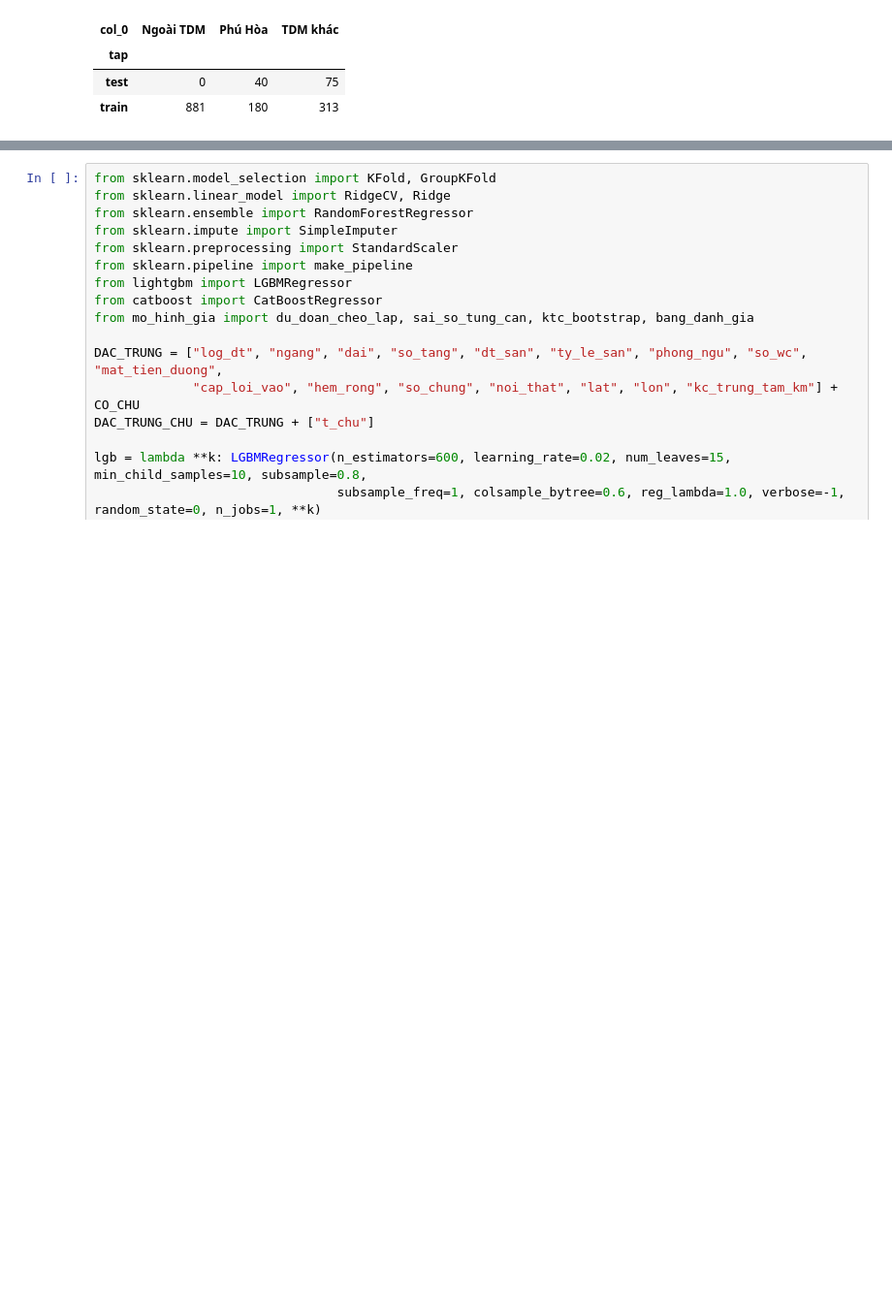
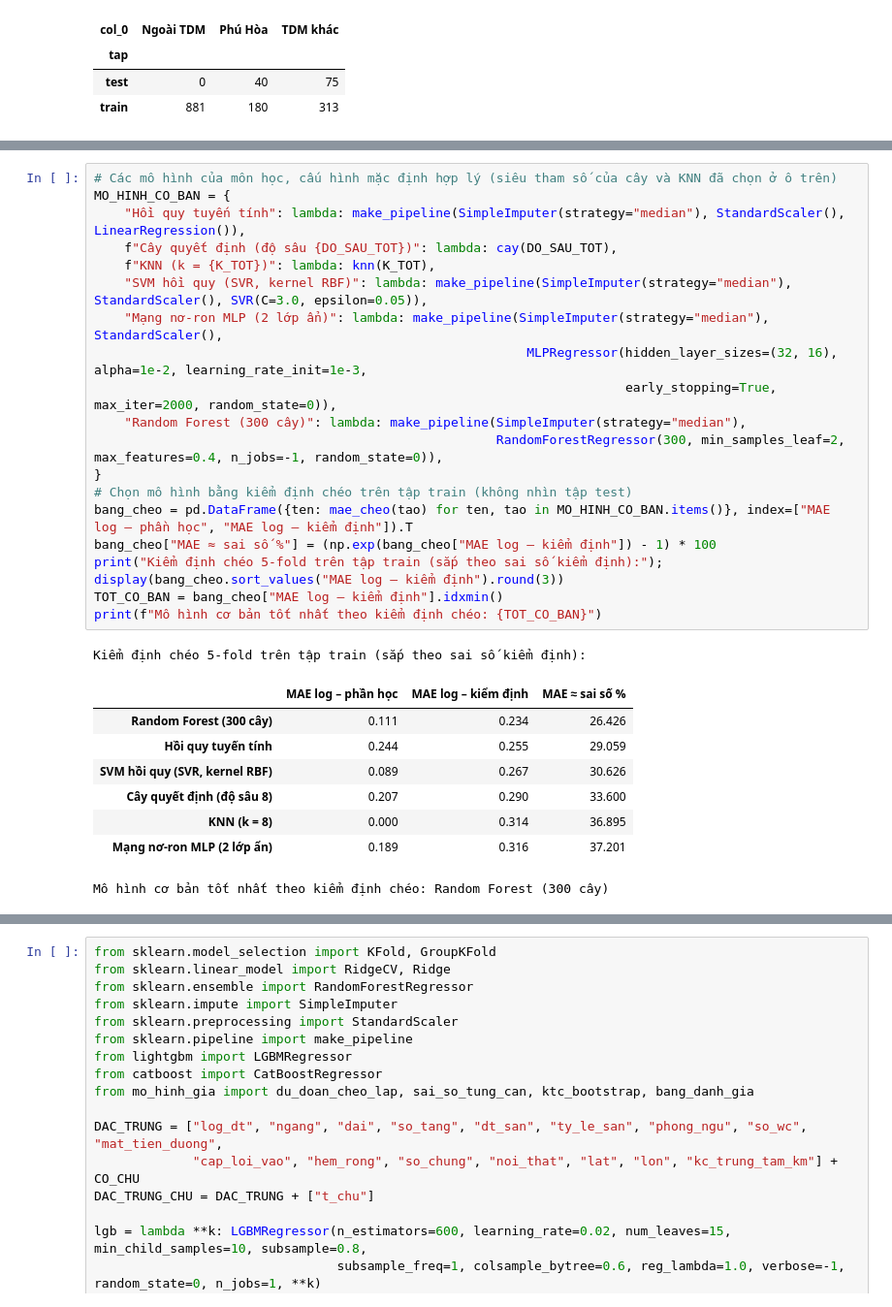
Before and after one commit to 2324801030095-cloud/Project_Du-doan-gia-nha, a Jupyter notebook: notebooks/2324801030095.ipynb, the cells around one changed output, grey strips where cells are left out. Shown at 97% size. Cells and saved outputs as stored; diff of their text form; blank space fills up the shorter version.

```diff
--- a/notebooks/2324801030095.ipynb
+++ b/notebooks/2324801030095.ipynb
@@ -558 +618,30 @@ print(f"Độ sâu tốt nhất theo tập kiểm định: {DO_SAU_TOT}")
+# %%
+# Các mô hình của môn học, cấu hình mặc định hợp lý (siêu tham số của cây và KNN đã chọn ở ô trên)
+MO_HINH_CO_BAN = {
+    "Hồi quy tuyến tính": lambda: make_pipeline(SimpleImputer(strategy="median"), StandardScaler(), LinearRegression()),
+    f"Cây quyết định (độ sâu {DO_SAU_TOT})": lambda: cay(DO_SAU_TOT),
+    f"KNN (k = {K_TOT})": lambda: knn(K_TOT),
+    "SVM hồi quy (SVR, kernel RBF)": lambda: make_pipeline(SimpleImputer(strategy="median"), StandardScaler(), SVR(C=3.0, epsilon=0.05)),
+    "Mạng nơ-ron MLP (2 lớp ẩn)": lambda: make_pipeline(SimpleImputer(strategy="median"), StandardScaler(),
+                                                         MLPRegressor(hidden_layer_sizes=(32, 16), alpha=1e-2, learning_rate_init=1e-3,
+                                                                      early_stopping=True, max_iter=2000, random_state=0)),
+    "Random Forest (300 cây)": lambda: make_pipeline(SimpleImputer(strategy="median"),
+                                                     RandomForestRegressor(300, min_samples_leaf=2, max_features=0.4, n_jobs=-1, random_state=0)),
+}
+# Chọn mô hình bằng kiểm định chéo trên tập train (không nhìn tập test)
+bang_cheo = pd.DataFrame({ten: mae_cheo(tao) for ten, tao in MO_HINH_CO_BAN.items()}, index=["MAE log – phần học", "MAE log – kiểm định"]).T
+bang_cheo["MAE ≈ sai số %"] = (np.exp(bang_cheo["MAE log – kiểm định"]) - 1) * 100
+print("Kiểm định chéo 5-fold trên tập train (sắp theo sai số kiểm định):"); display(bang_cheo.sort_values("MAE log – kiểm định").round(3))
+TOT_CO_BAN = bang_cheo["MAE log – kiểm định"].idxmin()
+print(f"Mô hình cơ bản tốt nhất theo kiểm định chéo: {TOT_CO_BAN}")
+# %% [output]
+Kiểm định chéo 5-fold trên tập train (sắp theo sai số kiểm định):
+|  | MAE log – phần học | MAE log – kiểm định | MAE ≈ sai số % |
+| Random Forest (300 cây) | 0.111 | 0.234 | 26.426 |
+| Hồi quy tuyến tính | 0.244 | 0.255 | 29.059 |
+| SVM hồi quy (SVR, kernel RBF) | 0.089 | 0.267 | 30.626 |
+| Cây quyết định (độ sâu 8) | 0.207 | 0.290 | 33.600 |
+| KNN (k = 8) | 0.000 | 0.314 | 36.895 |
+| Mạng nơ-ron MLP (2 lớp ẩn) | 0.189 | 0.316 | 37.201 |
+Mô hình cơ bản tốt nhất theo kiểm định chéo: Random Forest (300 cây)
 # %%
```
Also changed, not shown: parts of 13 cells of this notebook, 15 other files.
